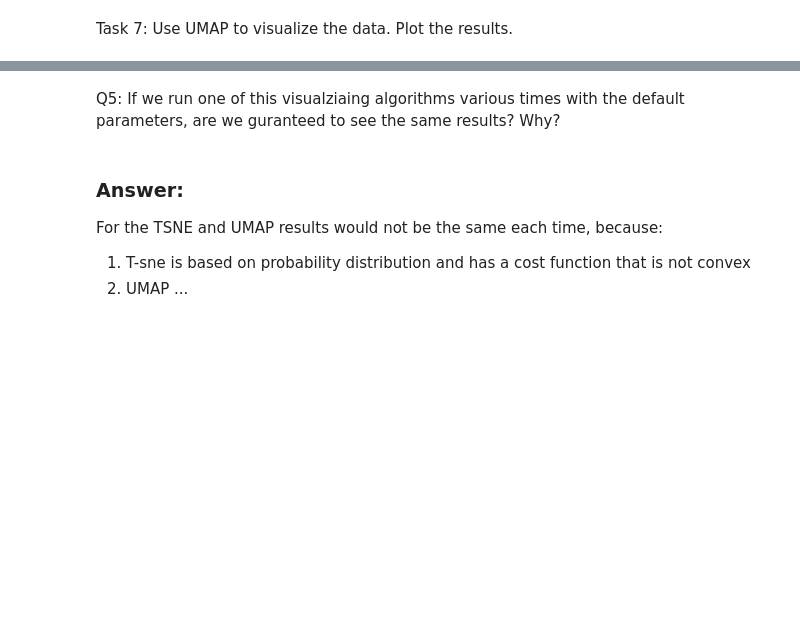
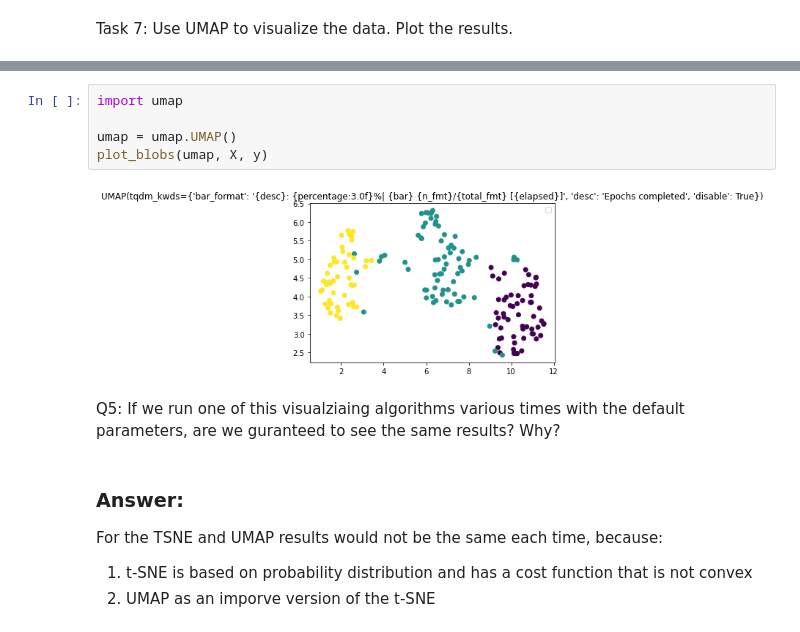
Before and after one commit to tansla/HWs_git, a Jupyter notebook: HW3.ipynb, the cells around one changed output, grey strips where cells are left out. Drawn from its saved outputs; the diff is of its cells as text; blank space fills up the shorter version.

```diff
--- a/HW3.ipynb
+++ b/HW3.ipynb
@@ -165,7 +162,14 @@ plot_blobs(umap, X, y)
+# %%
+import umap
+
+umap = umap.UMAP()
+plot_blobs(umap, X, y)
+# %% [output]
+[figure, added]
 # %% [markdown]
 Q5: If we run one of this visualziaing algorithms various times with the default parameters, are we guranteed to see the same results? Why?
 # %% [markdown]
 ### Answer:
 For the TSNE and UMAP results would not be the same each time, because:
-1. T-sne is based on probability distribution and has a cost function that is not convex
-2. UMAP ...
+1. t-SNE is based on probability distribution and has a cost function that is not convex
+2. UMAP as an imporve version of the t-SNE
```
Also changed, not shown: parts of 11 cells of this notebook.
